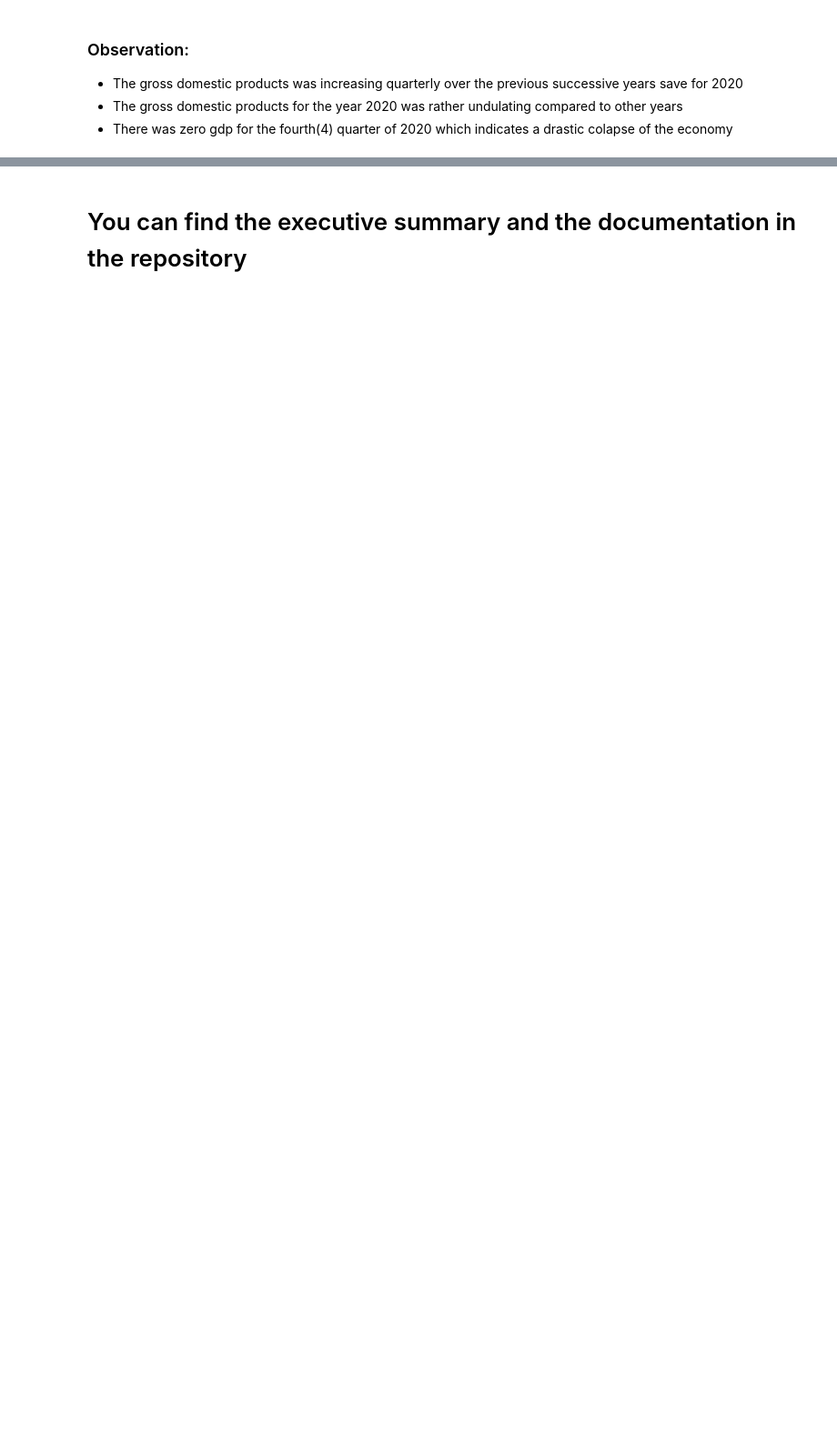
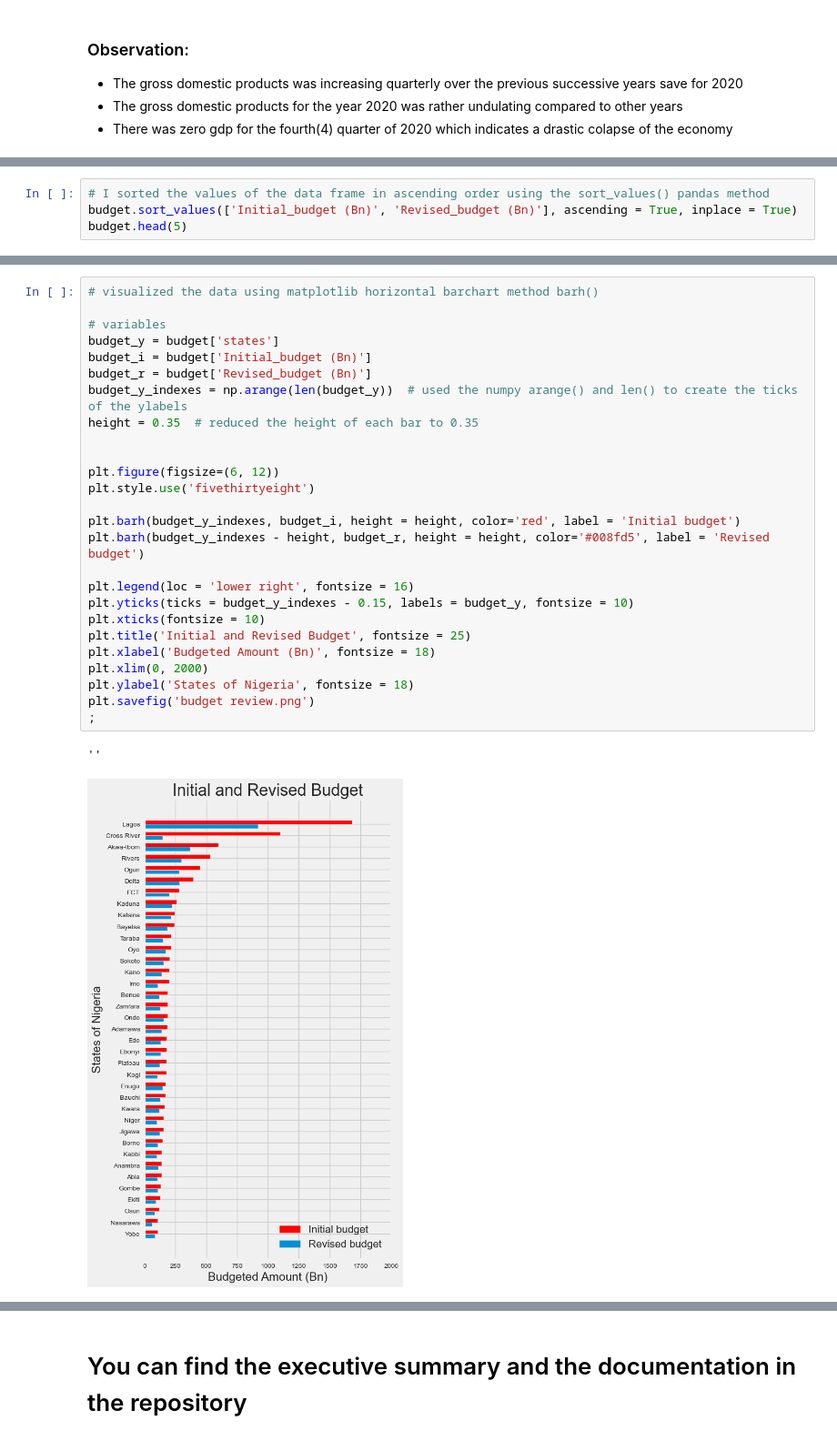
Before and after one commit to RaveEx12/Nigeria-COVID-19-Data-Analysis-Using-Python, a Jupyter notebook: covidproject.ipynb, the cells around one changed output, grey strips where cells are left out. Shown at 91% size. Drawn from its saved outputs; the diff is of its cells as text; blank space fills up the shorter version.

Commit message:
Reviewed correction

```diff
--- a/covidproject.ipynb
+++ b/covidproject.ipynb
@@ -961,0 +975,4 @@ plt.axhline(Q2_2020, color = '#FF8000');
+# %%
+# I sorted the values of the data frame in ascending order using the sort_values() pandas method
+budget.sort_values(['Initial_budget (Bn)', 'Revised_budget (Bn)'], ascending = True, inplace = True)
+budget.head(5)
@@ -961,0 +986,29 @@ plt.axhline(Q2_2020, color = '#FF8000');
+# %%
+# visualized the data using matplotlib horizontal barchart method barh()
+
+# variables
+budget_y = budget['states']
+budget_i = budget['Initial_budget (Bn)']
+budget_r = budget['Revised_budget (Bn)']
+budget_y_indexes = np.arange(len(budget_y))  # used the numpy arange() and len() to create the ticks of the ylabels
+height = 0.35  # reduced the height of each bar to 0.35
+
+
+plt.figure(figsize=(6, 12))
+plt.style.use('fivethirtyeight')
+
+plt.barh(budget_y_indexes, budget_i, height = height, color='red', label = 'Initial budget')
+plt.barh(budget_y_indexes - height, budget_r, height = height, color='#008fd5', label = 'Revised budget')
+
+plt.legend(loc = 'lower right', fontsize = 16)
+plt.yticks(ticks = budget_y_indexes - 0.15, labels = budget_y, fontsize = 10)
+plt.xticks(fontsize = 10)
+plt.title('Initial and Revised Budget', fontsize = 25)
+plt.xlabel('Budgeted Amount (Bn)', fontsize = 18)
+plt.xlim(0, 2000)
+plt.ylabel('States of Nigeria', fontsize = 18)
+plt.savefig('budget review.png')
+;
+# %% [output]
+''
+[figure, added]
```
Also changed, not shown: parts of 36 cells of this notebook, 11 other files.
